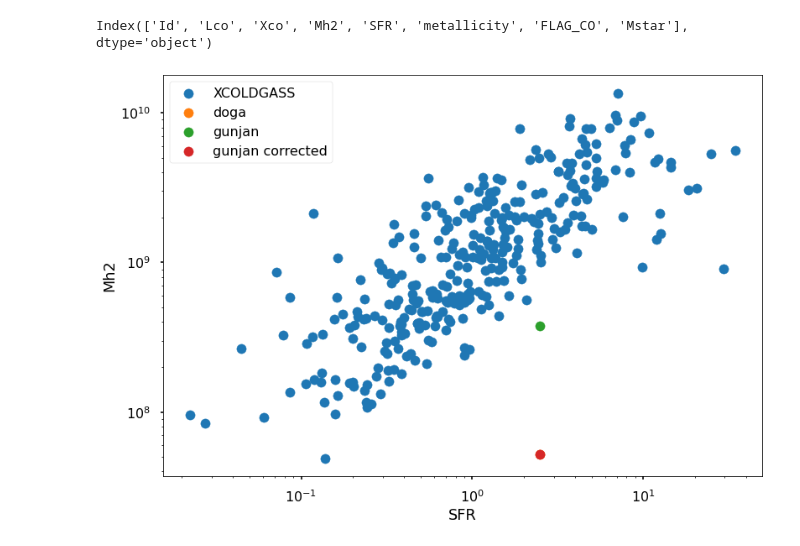
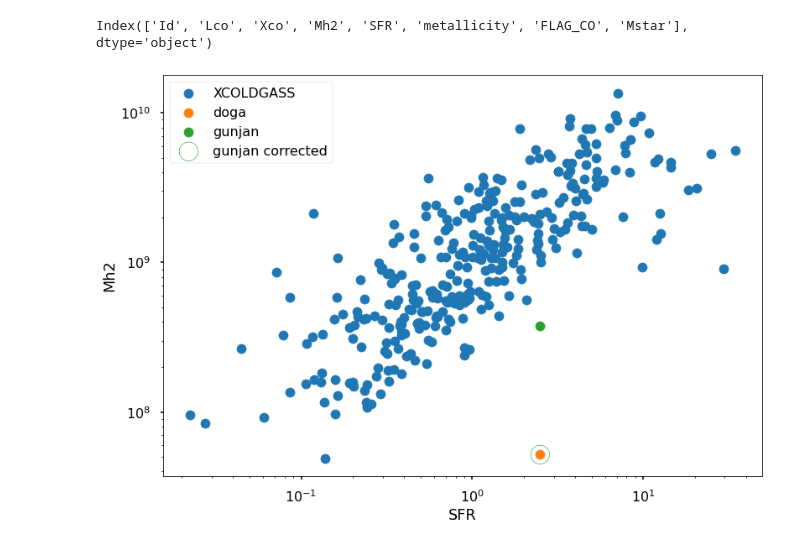
Before and after one commit to dtolgay/cita_semi_analytical_methods, a Jupyter notebook: gunjan/comparing_Gunjan_and_my_calculations.ipynb, the cells around one changed output. Saved outputs shown, nothing was run; the diff lists cells and outputs as text; code cells hidden in the pictures.

```diff
--- a/gunjan/comparing_Gunjan_and_my_calculations.ipynb
+++ b/gunjan/comparing_Gunjan_and_my_calculations.ipynb
@@ -305,19 +319,19 @@ Index(['Id', 'Lco', 'Xco', 'Mh2', 'SFR', 'metallicity', 'FLAG_CO', 'Mstar'], dty
 # %%
 detections = XCOLDGASS_df['FLAG_CO'] == 1
 
 plt.scatter(XCOLDGASS_df.loc[detections, 'SFR'], XCOLDGASS_df.loc[detections, 'Mh2'], label="XCOLDGASS")
 
 total_sfr = sum(doga_gas['sfr'])
 plt.scatter(total_sfr, doga_Mh2_tot, label="doga")
 plt.scatter(total_sfr, gunjan_Mh2_tot, label="gunjan")
-plt.scatter(total_sfr, gunjan_corrected_Mh2_tot, label="gunjan corrected")
+plt.scatter(total_sfr, gunjan_corrected_Mh2_tot, label="gunjan corrected", s=500, facecolors='None', edgecolors="green")
 
 plt.xscale("log")
 plt.yscale("log")
 plt.legend()
 
 plt.xlabel("SFR")
 plt.ylabel("Mh2")
 plt.show()
 # %% [output]
-[figure, old version]
+[figure, new version]
```
Also changed, not shown: parts of 5 cells of this notebook, 3 other files.
